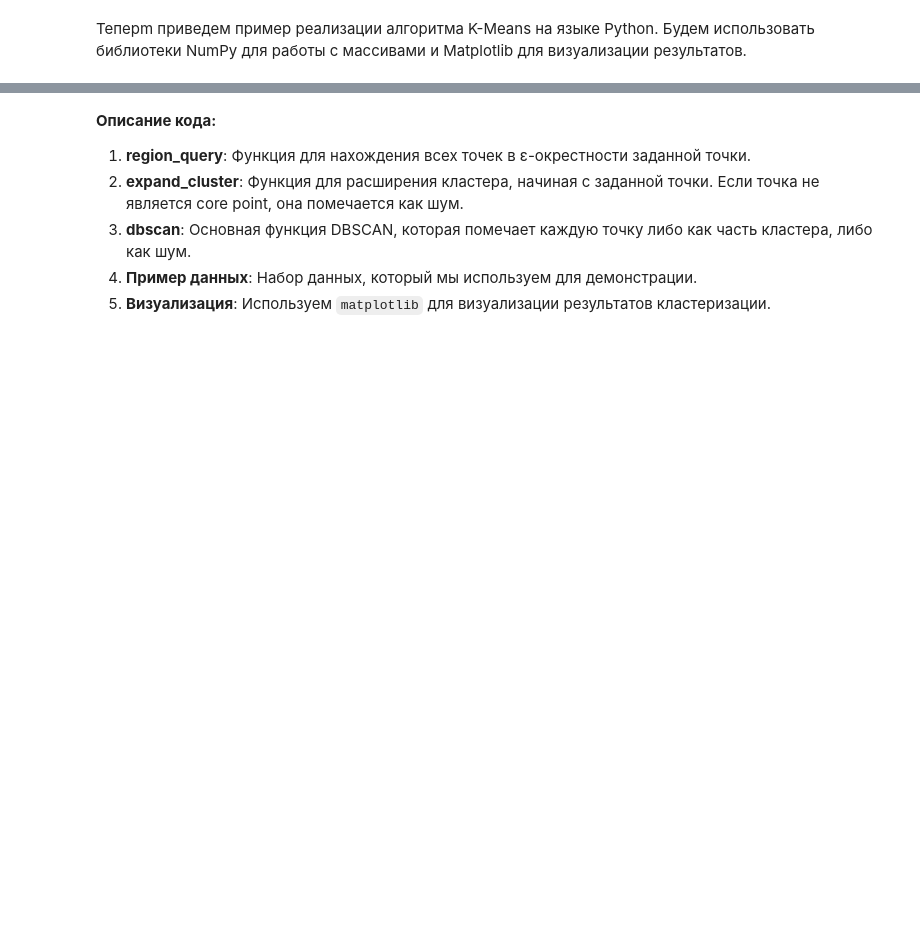
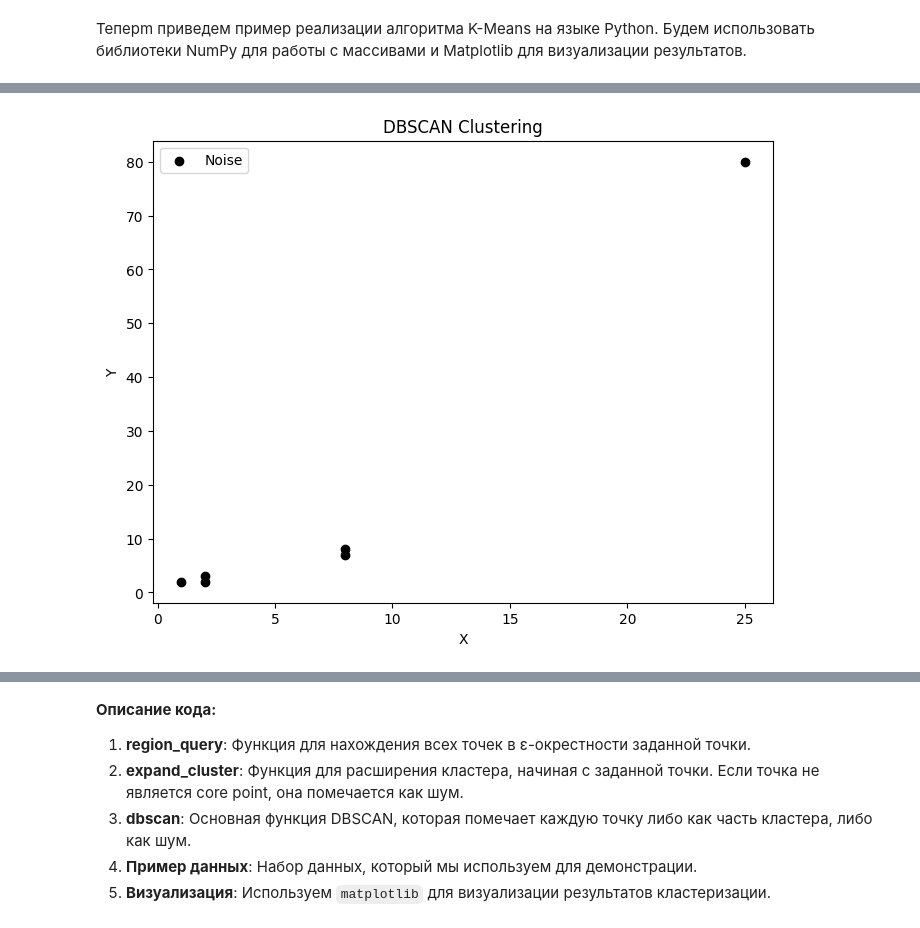
Before and after one commit to CodeHunterOfficial/NLP-2024-2025, a Jupyter notebook: Lecture_5_Кластеризация.ipynb, the cells around one changed output, grey strips where cells are left out. Drawn from its saved outputs; the diff is of its cells as text; code cells hidden in the pictures; blank space fills up the shorter version.

```diff
--- a/Lecture_5_Кластеризация.ipynb
+++ b/Lecture_5_Кластеризация.ipynb
@@ -784,0 +716,60 @@ plt.show()
+# %%
+import numpy as np
+import matplotlib.pyplot as plt
+
+def dbscan(X, eps, min_pts):
+    n = len(X)
+    labels = [-1] * n  # Метки кластеров, -1 для шума
+    cluster_id = 0
+
+    for i in range(n):
+        if labels[i] == -1:
+            neighbors = get_neighbors(X, i, eps)
+            if len(neighbors) < min_pts:
+                labels[i] = -1  # Отмечаем как шум
+            else:
+                cluster_id += 1
+                expand_cluster(X, labels, i, neighbors, cluster_id, eps, min_pts)
+    return labels
+
+def get_neighbors(X, point_id, eps):
+    neighbors = []
+    for i in range(len(X)):
+        if i != point_id and np.linalg.norm(X[point_id] - X[i]) <= eps:
+            neighbors.append(i)
+    return neighbors
+
+def expand_cluster(X, labels, point_id, neighbors, cluster_id, eps, min_pts):
+    labels[point_id] = cluster_id
+    i = 0
+    while i < len(neighbors):
+        curr_point = neighbors[i]
+        if labels[curr_point] == -1:
+            labels[curr_point] = cluster_id
+            new_neighbors = get_neighbors(X, curr_point, eps)
+            if len(new_neighbors) >= min_pts:
+                neighbors.extend(new_neighbors)
+        i += 1
+
+# Пример использования
+X = np.array([[1, 2], [2, 2], [2, 3], [8, 7], [8, 8], [25, 80]])
+eps = 1
+min_pts = 3
+
+labels = dbscan(X, eps, min_pts)
+
+# Визуализация результатов
+fig, ax = plt.subplots(figsize=(8, 6))
+colors = ['r', 'g', 'b', 'c', 'm', 'y']
+for i in range(max(labels) + 1):
+    points = X[np.array(labels) == i]
+    ax.scatter(points[:, 0], points[:, 1], color=colors[i % len(colors)], label=f'Cluster {i}')
+points = X[np.array(labels) == -1]
+ax.scatter(points[:, 0], points[:, 1], color='k', label='Noise')
+ax.legend()
+ax.set_title('DBSCAN Clustering')
+ax.set_xlabel('X')
+ax.set_ylabel('Y')
+plt.show()
+# %% [output]
+[figure, added]
```
Also changed, not shown: parts of 5 cells of this notebook.
